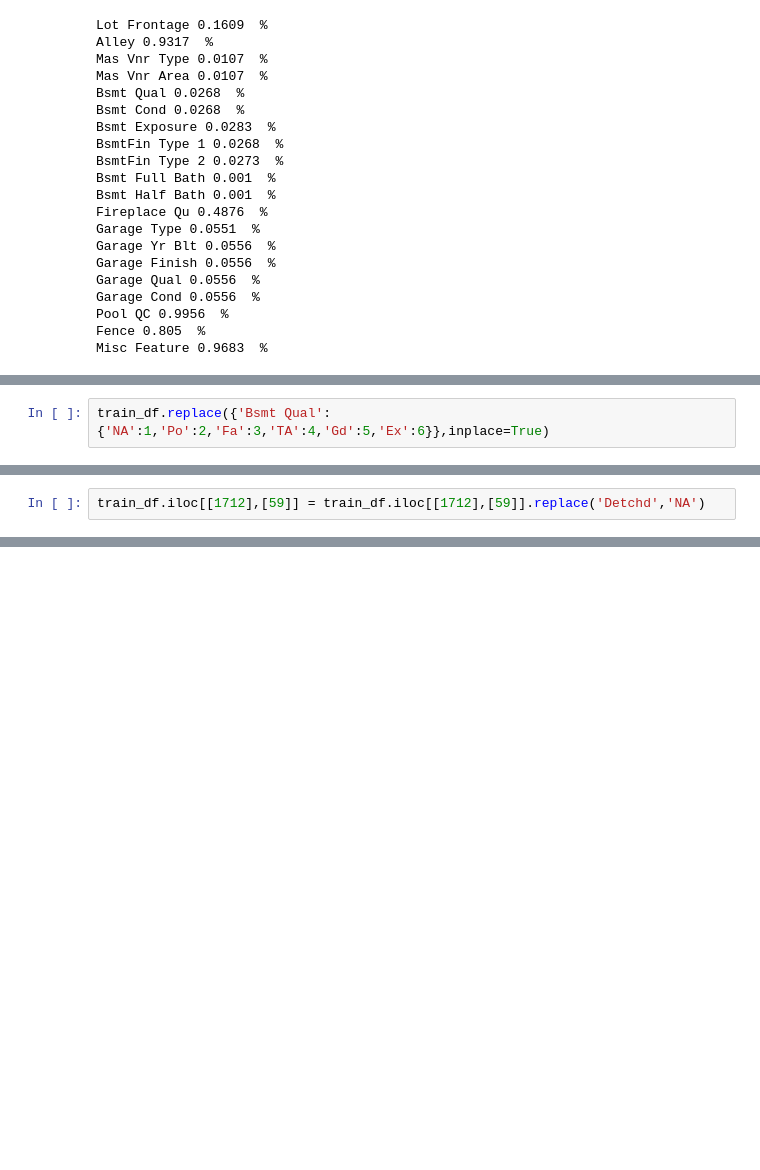
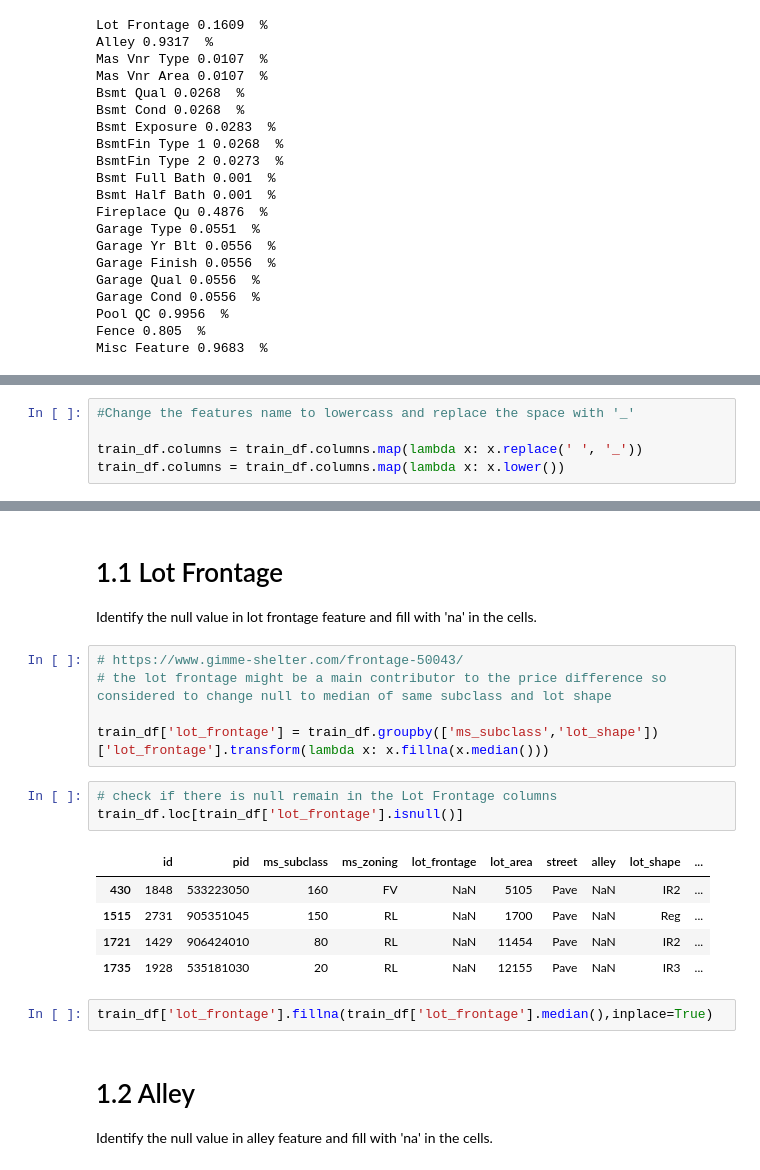
Before and after one commit to SongYuan-89/dsiprojects, a Jupyter notebook: Project_2/code/01. Train Data Cleaning.ipynb, the cells around one changed output, grey strips where cells are left out. Cells and saved outputs as stored; diff of their text form; blank space fills up the shorter version.

```diff
--- a/Project_2/code/01. Train Data Cleaning.ipynb
+++ b/Project_2/code/01. Train Data Cleaning.ipynb
@@ -287,2 +127,0 @@ array(['NA', 'TA', 'Gd', 'Po', 'Ex', 'Fa'], dtype=object)
-# %%
-train_df.replace({'Bsmt Qual':{'NA':1,'Po':2,'Fa':3,'TA':4,'Gd':5,'Ex':6}},inplace=True)
@@ -294,2 +127,0 @@ train_df.loc[(train_df['Garage Type'].notnull()) & (train_df['Garage Qual'].isnu
-# %%
-train_df.iloc[[1712],[59]] = train_df.iloc[[1712],[59]].replace('Detchd','NA')
@@ -295,0 +133,5 @@ train_df.iloc[[1712],[59]] = train_df.iloc[[1712],[59]].replace('Detchd','NA')
+# %%
+#Change the features name to lowercass and replace the space with '_'
+
+train_df.columns = train_df.columns.map(lambda x: x.replace(' ', '_'))
+train_df.columns = train_df.columns.map(lambda x: x.lower())
@@ -295,0 +147,24 @@ train_df.iloc[[1712],[59]] = train_df.iloc[[1712],[59]].replace('Detchd','NA')
+# %% [markdown]
+# 1.1 Lot Frontage
+
+Identify the null value in lot frontage feature and fill with 'na' in the cells.
+# %%
+# https://www.gimme-shelter.com/frontage-50043/
+# the lot frontage might be a main contributor to the price difference so considered to change null to median of same subclass and lot shape
+
+train_df['lot_frontage'] = train_df.groupby(['ms_subclass','lot_shape'])['lot_frontage'].transform(lambda x: x.fillna(x.median()))
+# %%
+# check if there is null remain in the Lot Frontage columns
+train_df.loc[train_df['lot_frontage'].isnull()]
+# %% [output]
+|  | id | pid | ms_subclass | ms_zoning | lot_frontage | lot_area | street | alley | lot_shape | ... |
+| 430 | 1848 | 533223050 | 160 | FV | NaN | 5105 | Pave | NaN | IR2 | ... |
+| 1515 | 2731 | 905351045 | 150 | RL | NaN | 1700 | Pave | NaN | Reg | ... |
+| 1721 | 1429 | 906424010 | 80 | RL | NaN | 11454 | Pave | NaN | IR2 | ... |
+| 1735 | 1928 | 535181030 | 20 | RL | NaN | 12155 | Pave | NaN | IR3 | ... |
+# %%
+train_df['lot_frontage'].fillna(train_df['lot_frontage'].median(),inplace=True)
+# %% [markdown]
+# 1.2 Alley
+
+Identify the null value in alley feature and fill with 'na' in the cells.
```
Also changed, not shown: parts of 156 cells of this notebook, 8 other files.
